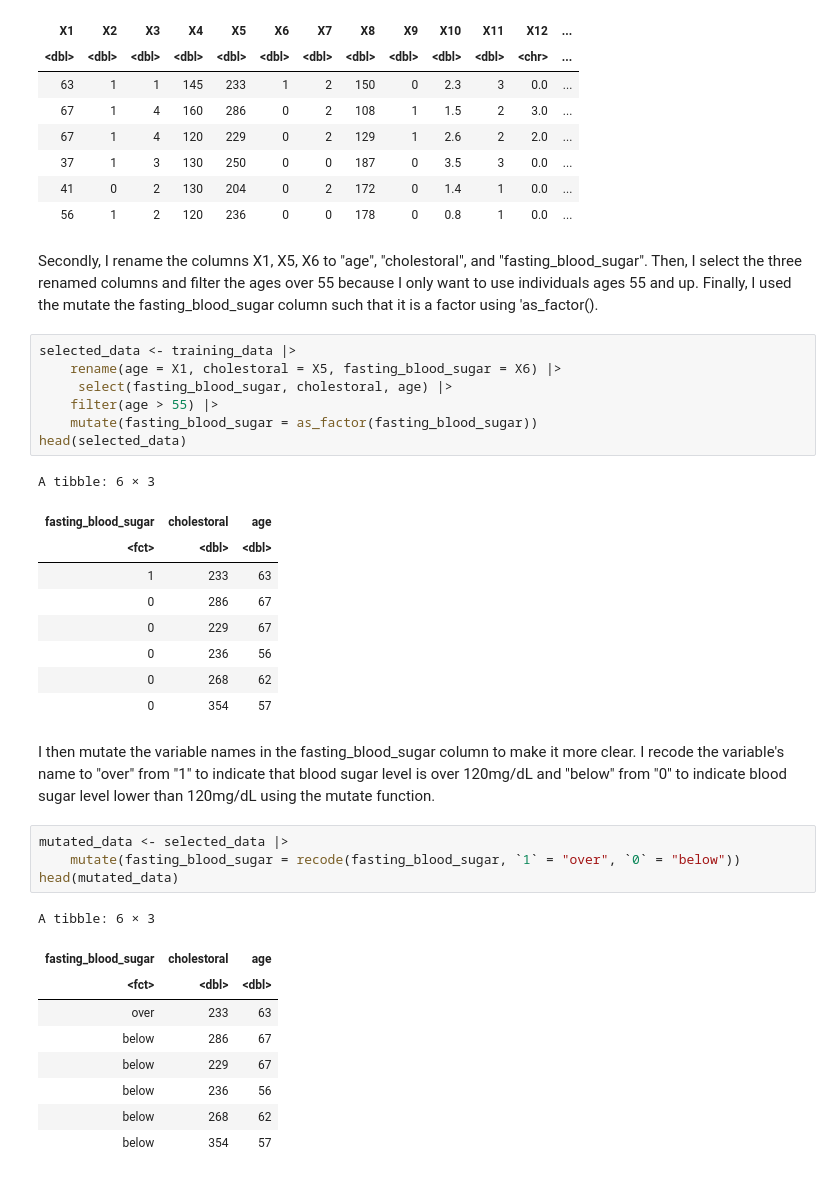
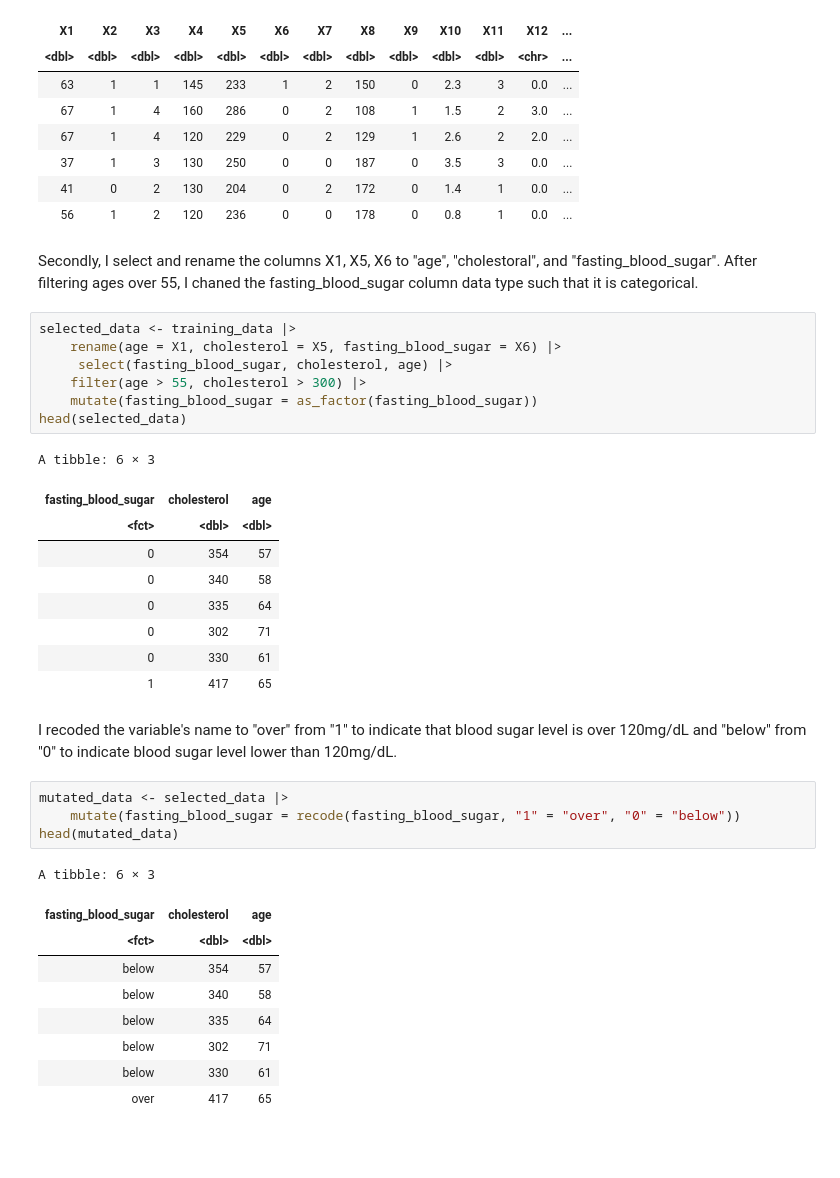
Before and after one commit to MelissaK9/dsci-100-2024s1, a Jupyter notebook: Melissakim.ipynb, the cells around one changed output. Saved outputs shown, nothing was run; the diff lists cells and outputs as text; blank space fills up the shorter version.

```diff
--- a/Melissakim.ipynb
+++ b/Melissakim.ipynb
@@ -54,37 +39,37 @@ A tibble: 6 × 14
 | 41 | 0 | 2 | 130 | 204 | 0 | 2 | 172 | 0 | 1.4 | 1 | 0.0 | ... |
 | 56 | 1 | 2 | 120 | 236 | 0 | 0 | 178 | 0 | 0.8 | 1 | 0.0 | ... |
 # %% [markdown]
-Secondly, I rename the columns X1, X5, X6 to "age", "cholestoral", and "fasting_blood_sugar". Then, I select the three renamed columns and filter the ages over 55 because I only want to use individuals ages 55 and up. Finally, I used the mutate the fasting_blood_sugar column such that it is a factor using 'as_factor().
+Secondly, I select and rename the columns X1, X5, X6 to "age", "cholestoral", and "fasting_blood_sugar". After filtering ages over 55, I chaned the fasting_blood_sugar column data type such that it is categorical.
 # %%
 selected_data <- training_data |>
-    rename(age = X1, cholestoral = X5, fasting_blood_sugar = X6) |>
-     select(fasting_blood_sugar, cholestoral, age) |>
-    filter(age > 55) |>
+    rename(age = X1, cholesterol = X5, fasting_blood_sugar = X6) |>
+     select(fasting_blood_sugar, cholesterol, age) |>
+    filter(age > 55, cholesterol > 300) |>
     mutate(fasting_blood_sugar = as_factor(fasting_blood_sugar))
 head(selected_data)
 # %% [output]
 A tibble: 6 × 3
-| fasting_blood_sugar | cholestoral | age |
+| fasting_blood_sugar | cholesterol | age |
 | <fct> | <dbl> | <dbl> |
-| 1 | 233 | 63 |
-| 0 | 286 | 67 |
-| 0 | 229 | 67 |
-| 0 | 236 | 56 |
-| 0 | 268 | 62 |
 | 0 | 354 | 57 |
+| 0 | 340 | 58 |
+| 0 | 335 | 64 |
+| 0 | 302 | 71 |
+| 0 | 330 | 61 |
+| 1 | 417 | 65 |
 # %% [markdown]
-I then mutate the variable names in the fasting_blood_sugar column to make it more clear. I recode the variable's name to "over" from "1" to indicate that blood sugar level is over 120mg/dL and "below" from "0" to indicate blood sugar level lower than 120mg/dL using the mutate function.
+I recoded the variable's name to "over" from "1" to indicate that blood sugar level is over 120mg/dL and "below" from "0" to indicate blood sugar level lower than 120mg/dL.
 # %%
 mutated_data <- selected_data |>
-    mutate(fasting_blood_sugar = recode(fasting_blood_sugar, `1` = "over", `0` = "below"))
+    mutate(fasting_blood_sugar = recode(fasting_blood_sugar, "1" = "over", "0" = "below"))
 head(mutated_data)
 # %% [output]
 A tibble: 6 × 3
-| fasting_blood_sugar | cholestoral | age |
+| fasting_blood_sugar | cholesterol | age |
 | <fct> | <dbl> | <dbl> |
-| over | 233 | 63 |
-| below | 286 | 67 |
-| below | 229 | 67 |
-| below | 236 | 56 |
-| below | 268 | 62 |
 | below | 354 | 57 |
+| below | 340 | 58 |
+| below | 335 | 64 |
+| below | 302 | 71 |
+| below | 330 | 61 |
+| over | 417 | 65 |
```
Also changed, not shown: parts of 14 cells of this notebook.
